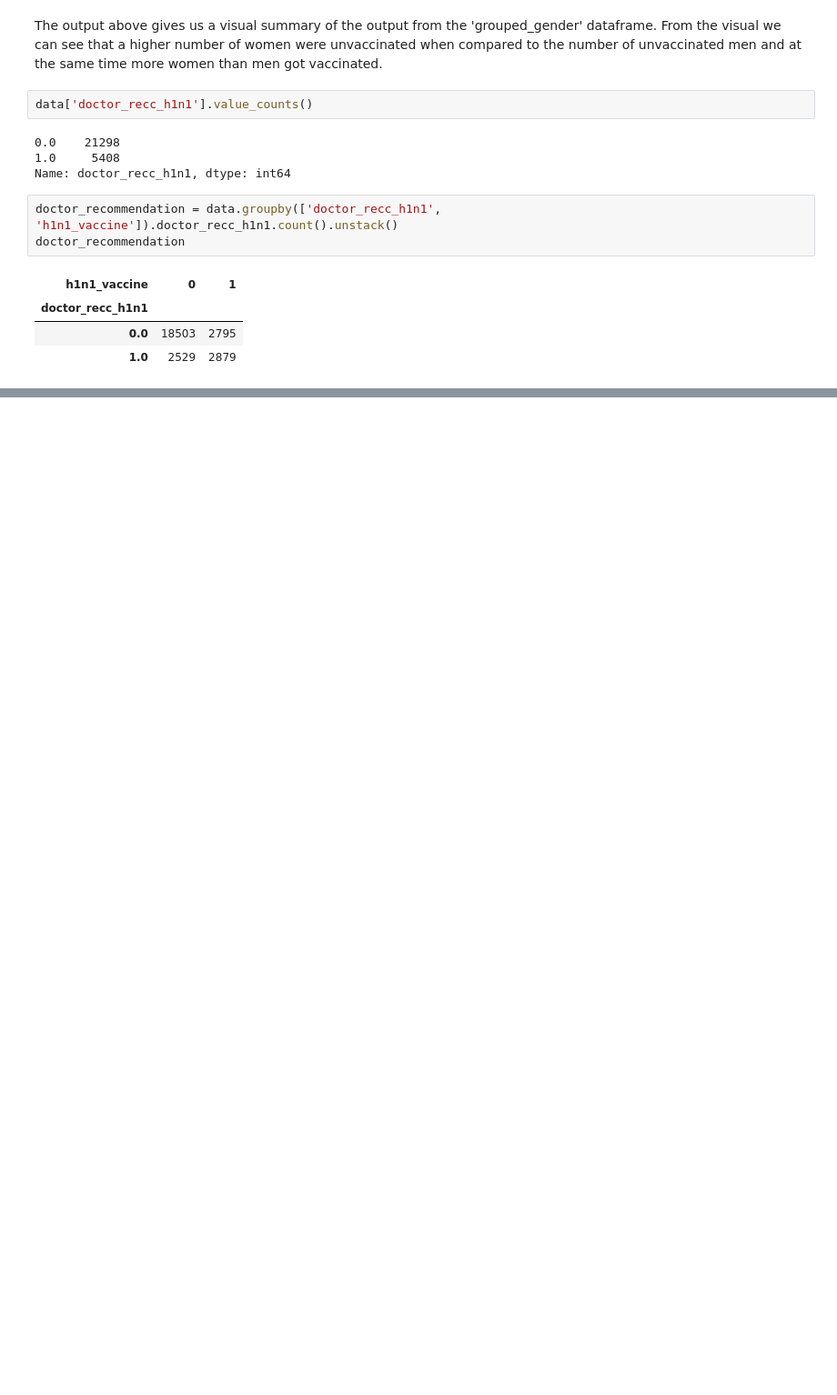
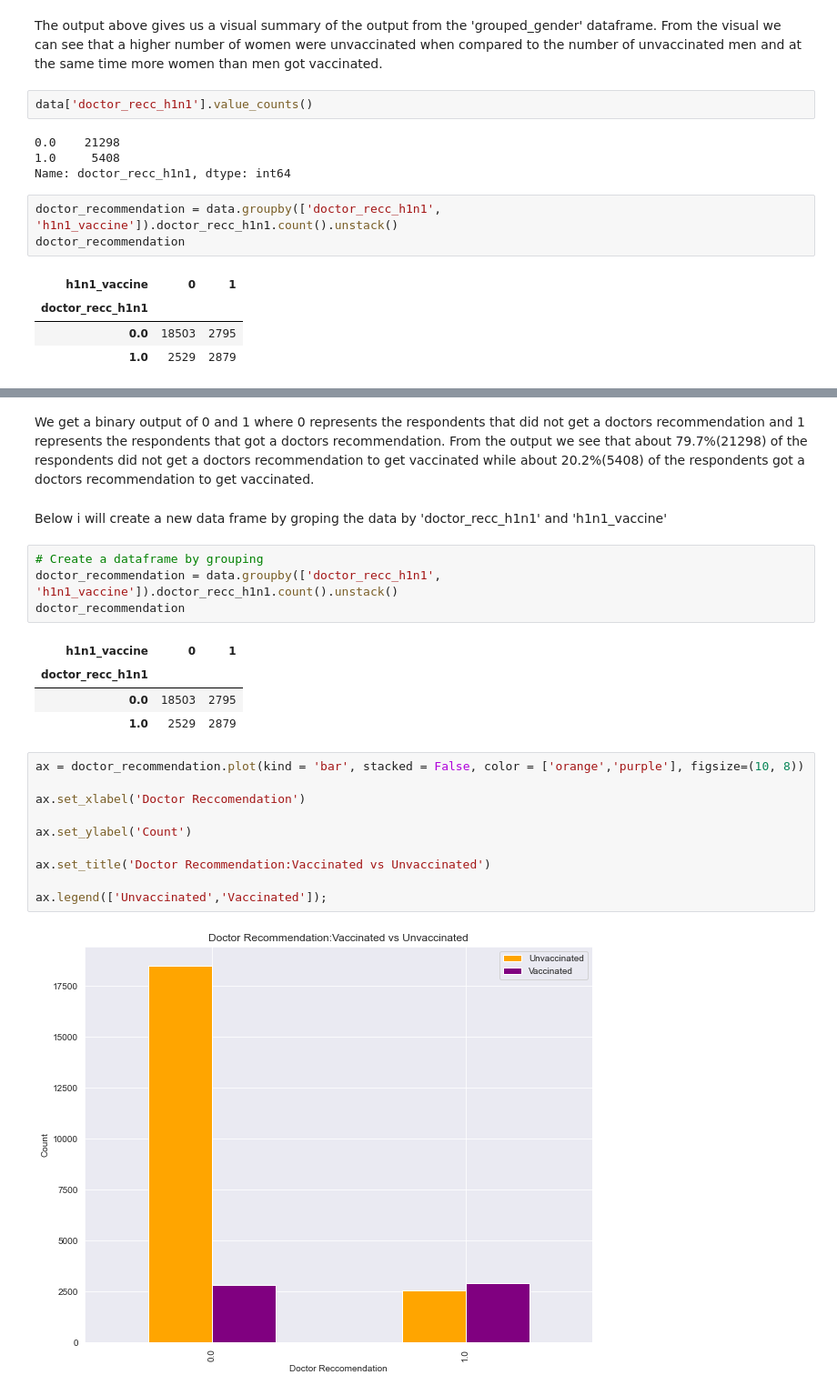
Before and after one commit to mainaroseline/H1N1-Vaccination-Rate-Analysis, a Jupyter notebook: project.ipynb, the cells around one changed output, grey strips where cells are left out. Shown: that part at 91% size. Drawn from its saved outputs; the diff is of its cells as text; blank space fills up the shorter version.

Commit message:
more data exploration

```diff
--- a/project.ipynb
+++ b/project.ipynb
@@ -687,0 +709,25 @@ doctor_recommendation
+# %% [markdown]
+We get a binary output of 0 and 1 where 0 represents the respondents that did not get a doctors recommendation and 1 represents the respondents that got a doctors recommendation. From the output we see that about 79.7%(21298) of the respondents did not get a doctors recommendation to get vaccinated while about 20.2%(5408) of the respondents got a doctors recommendation to get vaccinated.
+# %% [markdown]
+Below i will create a new data frame by groping the data by 'doctor_recc_h1n1' and 'h1n1_vaccine'
+# %%
+# Create a dataframe by grouping
+doctor_recommendation = data.groupby(['doctor_recc_h1n1', 'h1n1_vaccine']).doctor_recc_h1n1.count().unstack()
+doctor_recommendation
+# %% [output]
+| h1n1_vaccine | 0 | 1 |
+| doctor_recc_h1n1 |  |  |
+| 0.0 | 18503 | 2795 |
+| 1.0 | 2529 | 2879 |
+# %%
+ax = doctor_recommendation.plot(kind = 'bar', stacked = False, color = ['orange','purple'], figsize=(10, 8))
+
+ax.set_xlabel('Doctor Reccomendation')
+
+ax.set_ylabel('Count')
+
+ax.set_title('Doctor Recommendation:Vaccinated vs Unvaccinated')
+
+ax.legend(['Unvaccinated','Vaccinated']);
+# %% [output]
+[figure, added]
```
Also changed, not shown: parts of 5 cells of this notebook.
